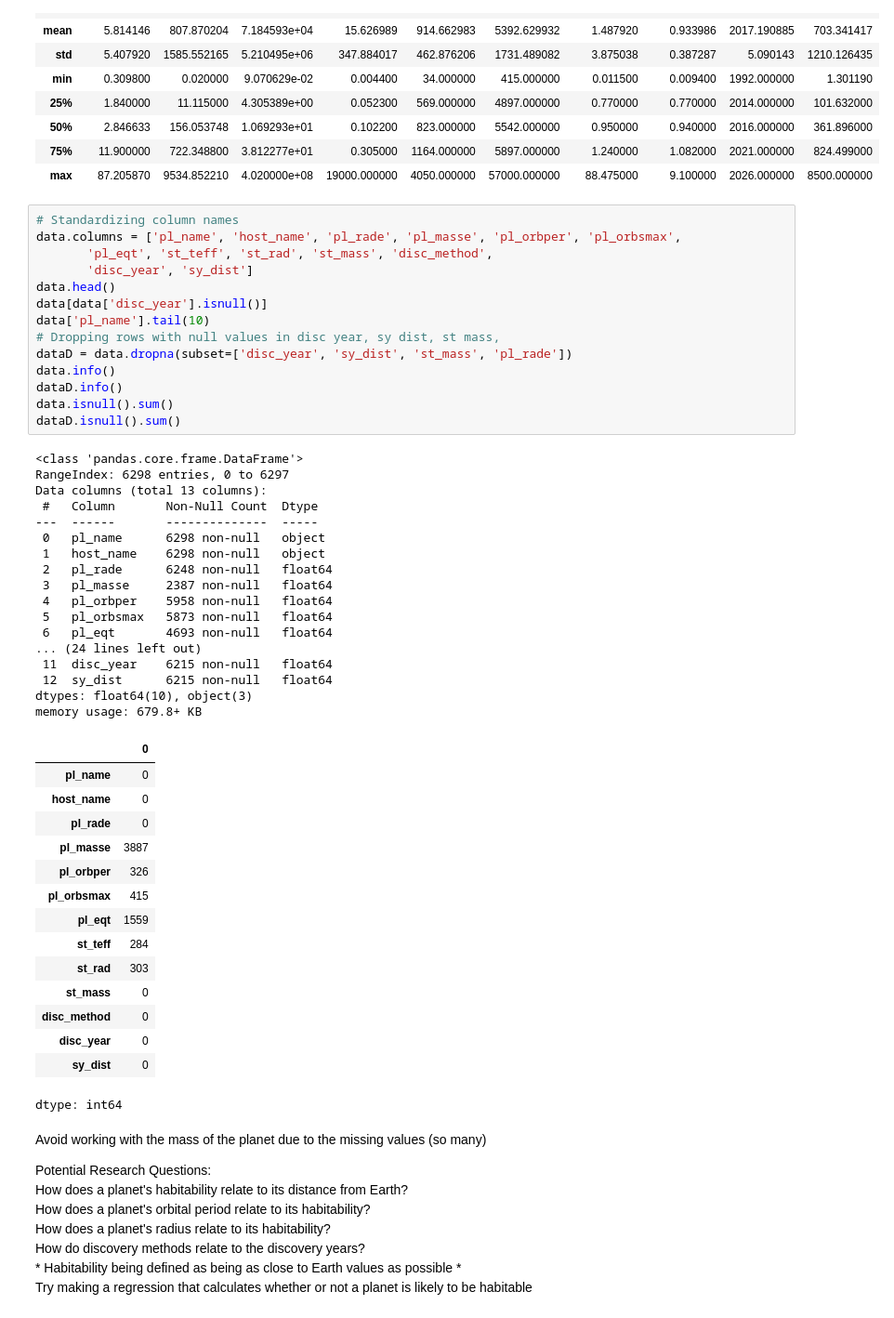
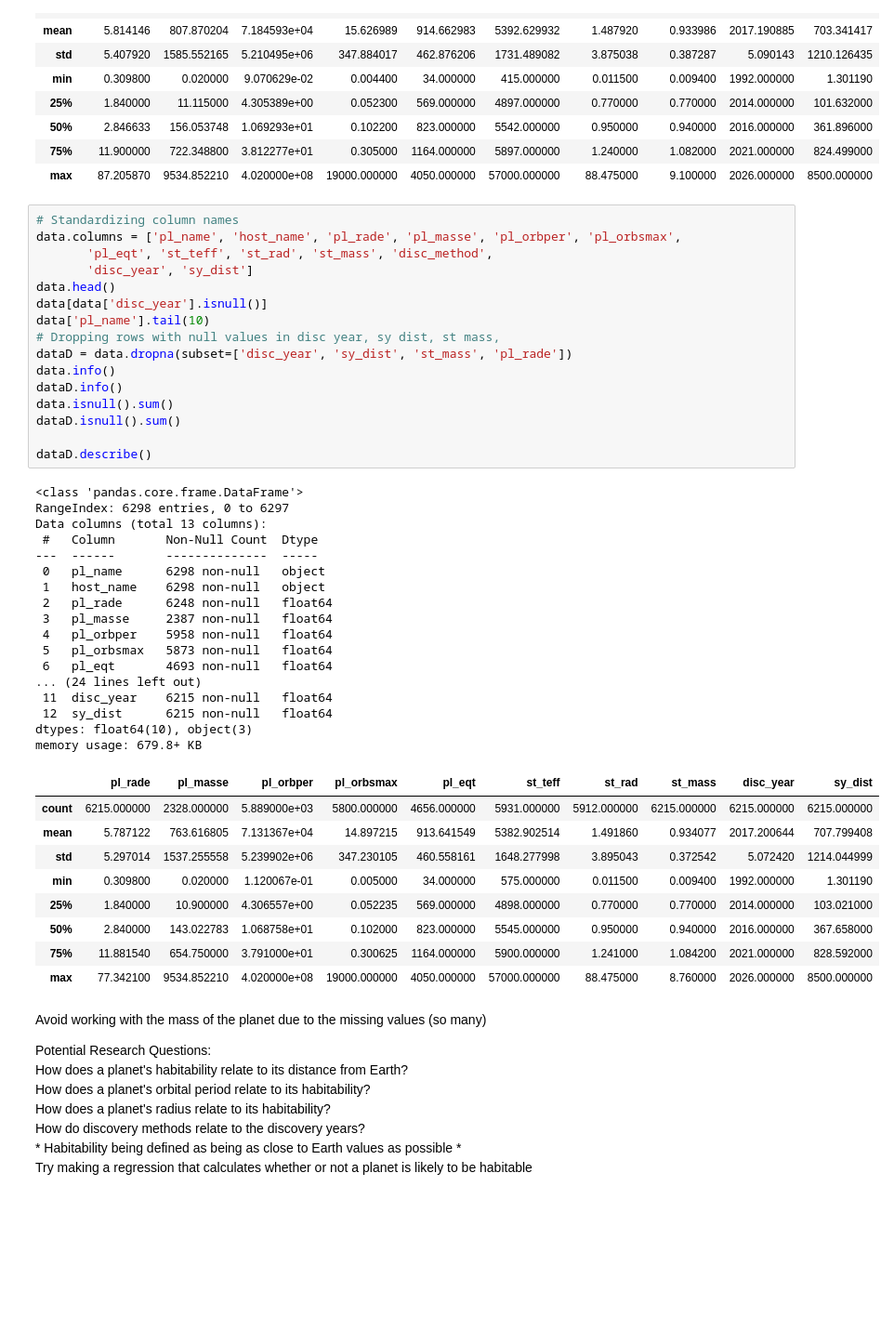
Before and after one commit to k-loaeza/dsrp, a Jupyter notebook: projectkloaeza.ipynb, the cells around one changed output. Shown at 93% size. Drawn from its saved outputs; the diff is of its cells as text; blank space fills up the shorter version.

```diff
--- a/projectkloaeza.ipynb
+++ b/projectkloaeza.ipynb
@@ -95,48 +98,44 @@ memory usage: 639.8+ KB
 data.columns = ['pl_name', 'host_name', 'pl_rade', 'pl_masse', 'pl_orbper', 'pl_orbsmax',
        'pl_eqt', 'st_teff', 'st_rad', 'st_mass', 'disc_method',
        'disc_year', 'sy_dist']
 data.head()
 data[data['disc_year'].isnull()]
 data['pl_name'].tail(10)
 # Dropping rows with null values in disc year, sy dist, st mass,
 dataD = data.dropna(subset=['disc_year', 'sy_dist', 'st_mass', 'pl_rade'])
 data.info()
 dataD.info()
 data.isnull().sum()
 dataD.isnull().sum()
+
+dataD.describe()
 # %% [output]
 <class 'pandas.core.frame.DataFrame'>
 RangeIndex: 6298 entries, 0 to 6297
 Data columns (total 13 columns):
  #   Column       Non-Null Count  Dtype
 ---  ------       --------------  -----
  0   pl_name      6298 non-null   object
  1   host_name    6298 non-null   object
  2   pl_rade      6248 non-null   float64
  3   pl_masse     2387 non-null   float64
  4   pl_orbper    5958 non-null   float64
  5   pl_orbsmax   5873 non-null   float64
  6   pl_eqt       4693 non-null   float64
 ... (24 lines left out)
  11  disc_year    6215 non-null   float64
  12  sy_dist      6215 non-null   float64
 dtypes: float64(10), object(3)
 memory usage: 679.8+ KB
-|  | 0 |
-| pl_name | 0 |
-| host_name | 0 |
-| pl_rade | 0 |
-| pl_masse | 3887 |
-| pl_orbper | 326 |
-| pl_orbsmax | 415 |
-| pl_eqt | 1559 |
-| st_teff | 284 |
-| st_rad | 303 |
-| st_mass | 0 |
-| disc_method | 0 |
-| disc_year | 0 |
-| sy_dist | 0 |
+|  | pl_rade | pl_masse | pl_orbper | pl_orbsmax | pl_eqt | st_teff | st_rad | st_mass | disc_year | sy_dist |
+| count | 6215.000000 | 2328.000000 | 5.889000e+03 | 5800.000000 | 4656.000000 | 5931.000000 | 5912.000000 | 6215.000000 | 6215.000000 | 6215.000000 |
+| mean | 5.787122 | 763.616805 | 7.131367e+04 | 14.897215 | 913.641549 | 5382.902514 | 1.491860 | 0.934077 | 2017.200644 | 707.799408 |
+| std | 5.297014 | 1537.255558 | 5.239902e+06 | 347.230105 | 460.558161 | 1648.277998 | 3.895043 | 0.372542 | 5.072420 | 1214.044999 |
+| min | 0.309800 | 0.020000 | 1.120067e-01 | 0.005000 | 34.000000 | 575.000000 | 0.011500 | 0.009400 | 1992.000000 | 1.301190 |
+| 25% | 1.840000 | 10.900000 | 4.306557e+00 | 0.052235 | 569.000000 | 4898.000000 | 0.770000 | 0.770000 | 2014.000000 | 103.021000 |
+| 50% | 2.840000 | 143.022783 | 1.068758e+01 | 0.102000 | 823.000000 | 5545.000000 | 0.950000 | 0.940000 | 2016.000000 | 367.658000 |
+| 75% | 11.881540 | 654.750000 | 3.791000e+01 | 0.300625 | 1164.000000 | 5900.000000 | 1.241000 | 1.084200 | 2021.000000 | 828.592000 |
+| max | 77.342100 | 9534.852210 | 4.020000e+08 | 19000.000000 | 4050.000000 | 57000.000000 | 88.475000 | 8.760000 | 2026.000000 | 8500.000000 |
-dtype: int64
 # %% [markdown]
 Avoid working with the mass of the planet due to the missing values (so many)
 
```
Also changed, not shown: parts of 13 cells of this notebook.
